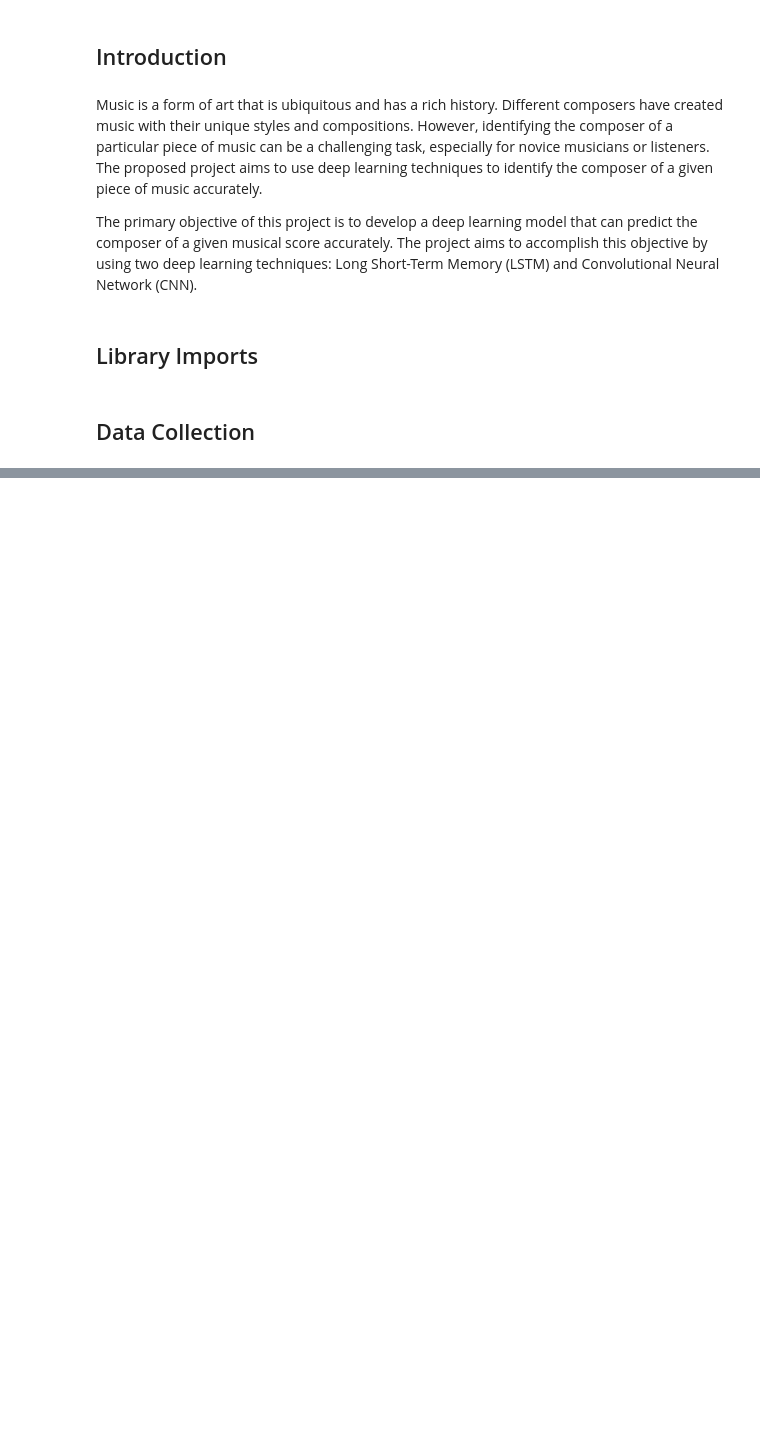
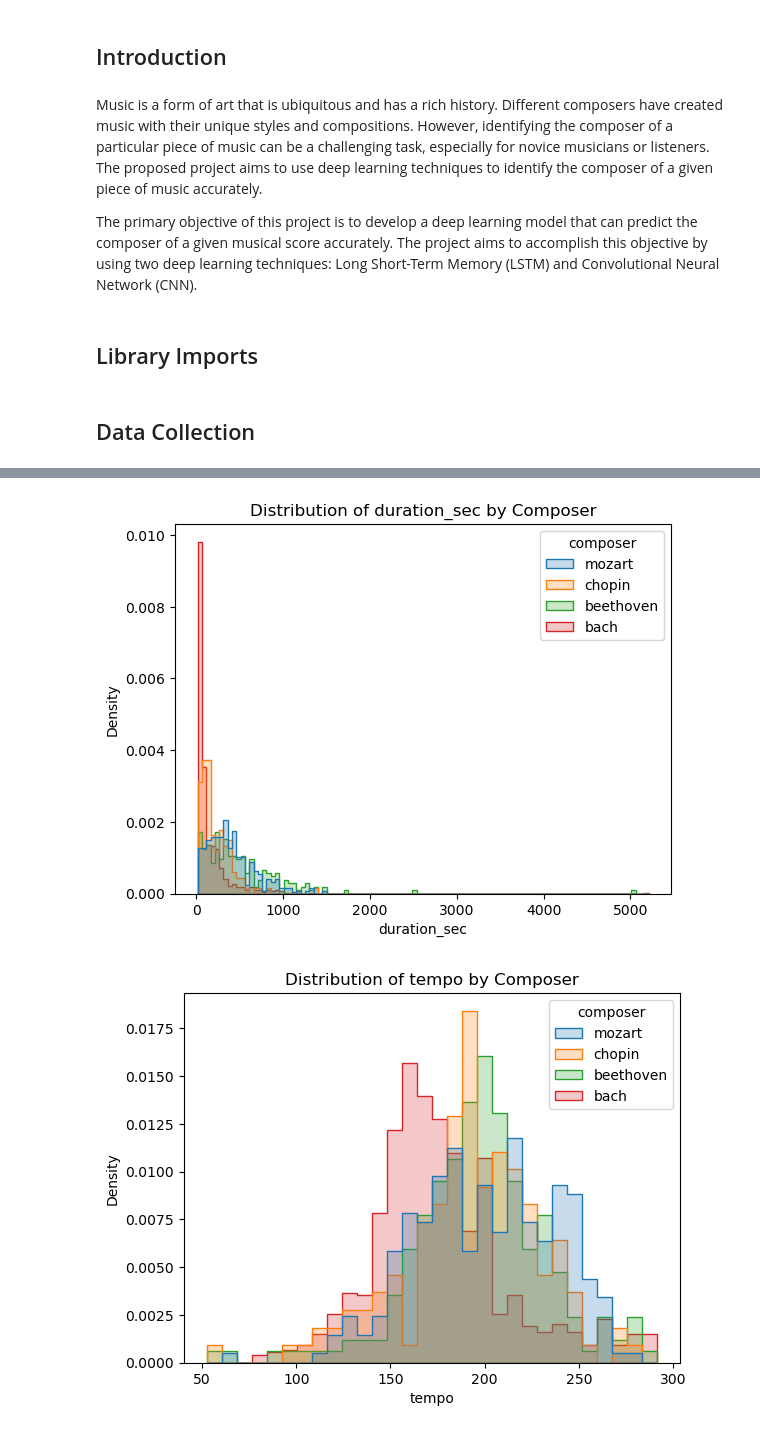
Before and after one commit to apadin-repo/AAI-511-04-Group-3, a Jupyter notebook: final_project_alex.ipynb, the cells around one changed output, grey strips where cells are left out. Saved outputs shown, nothing was run; the diff lists cells and outputs as text; code cells hidden in the pictures; blank space fills up the shorter version.

```diff
--- a/final_project_alex.ipynb
+++ b/final_project_alex.ipynb
@@ -140,0 +33,25 @@ Optimize the deep learning model by fine-tuning hyperparameters.
+# %%
+target_composers = {'bach', 'beethoven', 'chopin', 'mozart'}
+
+# recursively collect all MIDI files, case-insensitive
+midi_files = glob.glob('./dataset/**/*.mid*', recursive=True)
+train_data = []
+
+for path in midi_files:
+    # normalize path parts
+    path_parts = os.path.normpath(path).split(os.sep)
+
+    try:
+        # structure: dataset/midiclassics/ComposerName/...
+        if 'midiclassics' in path_parts:
+            idx = path_parts.index('midiclassics')
+            composer = path_parts[idx + 1].lower()  # label (e.g., bach)
+
+            if composer in target_composers:
+                midi = pretty_midi.PrettyMIDI(path) # song
+                train_data.append((composer, midi))
+
+    except Exception as e:
+        print(f"Skipped {path}: {e}")
+
+print(f"\nTotal MIDI files loaded: {len(train_data)}")
@@ -140,0 +192,20 @@ Optimize the deep learning model by fine-tuning hyperparameters.
+# %%
+# features to visualize
+features = ['duration_sec', 'tempo', 'num_notes', 'avg_pitch']
+
+# for each feature
+for feat in features:
+    # create a histogram with the distribution of the current feature
+    sns.histplot(
+        data=df,
+        x=feat,
+        hue='composer',
+        element='step',
+        stat='density',
+        common_norm=False          # avoid normalize across groups; keep each composer area independent
+    )
+    plt.title(f'Distribution of {feat} by Composer')
+    plt.show()
+# %% [output]
+[figure, added]
+[figure, added]
```
Also changed, not shown: parts of 43 cells of this notebook, 1 other file.
